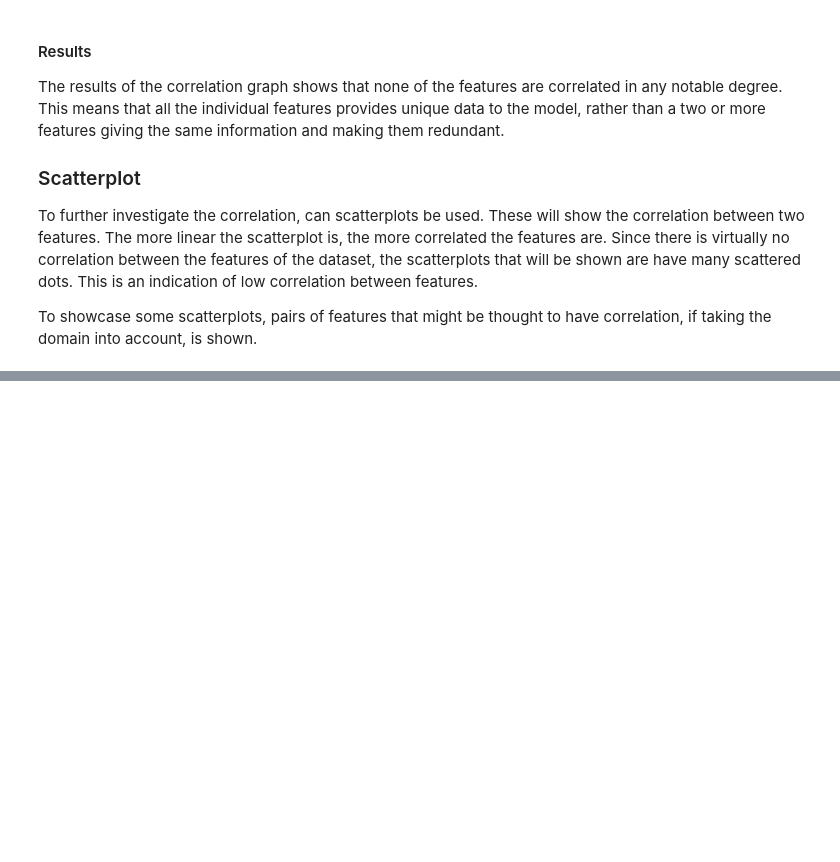
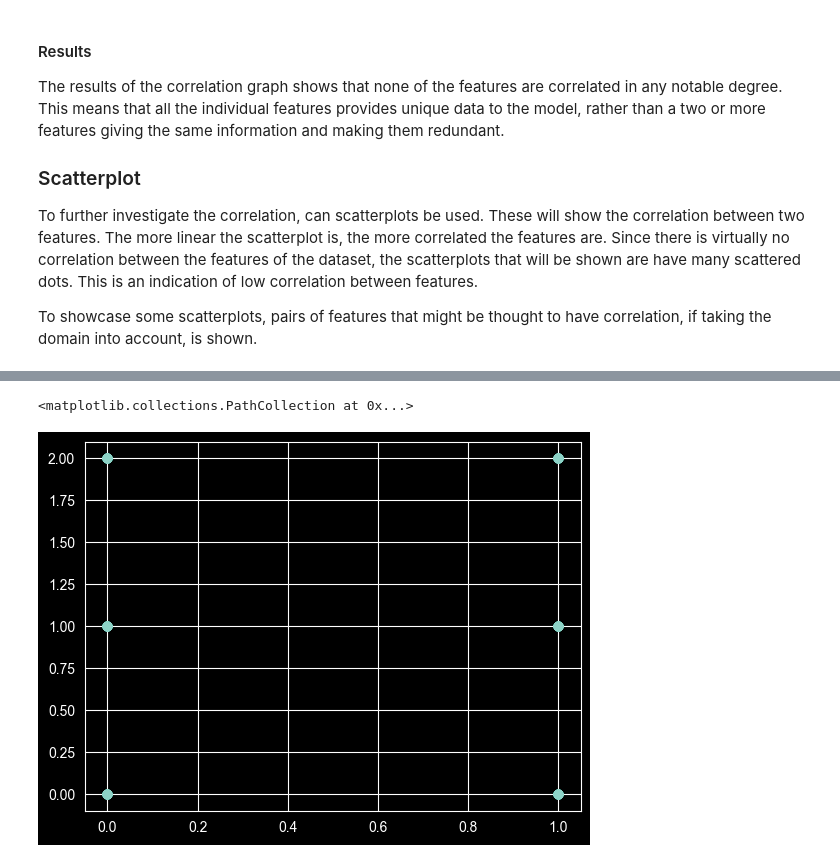
Before and after one commit to Wilbnil/Prakmas-2026, a Jupyter notebook: Oblig 1/Training and Evaluating Baseline Models.ipynb, the cells around one changed output, grey strips where cells are left out. Saved outputs shown, nothing was run; the diff lists cells and outputs as text; code cells hidden in the pictures; blank space fills up the shorter version.

```diff
--- a/Oblig 1/Training and Evaluating Baseline Models.ipynb
+++ b/Oblig 1/Training and Evaluating Baseline Models.ipynb
@@ -469,3 +475,9 @@ To showcase some scatterplots, pairs of features that might be thought to have c
+# %%
+# Scatterplot test
+plt.scatter(student_dataset['School_Type_Encoded'], student_dataset['Family_Income_Encoded'])
+# %% [output]
+<matplotlib.collections.PathCollection at 0x...>
+[figure, added]
 # %%
 # Encode the categorical target using one-hot encoding
 # This would be the preferred way to encode (or dummy encoding) targets for
```
Also changed, not shown: parts of 5 cells of this notebook.
